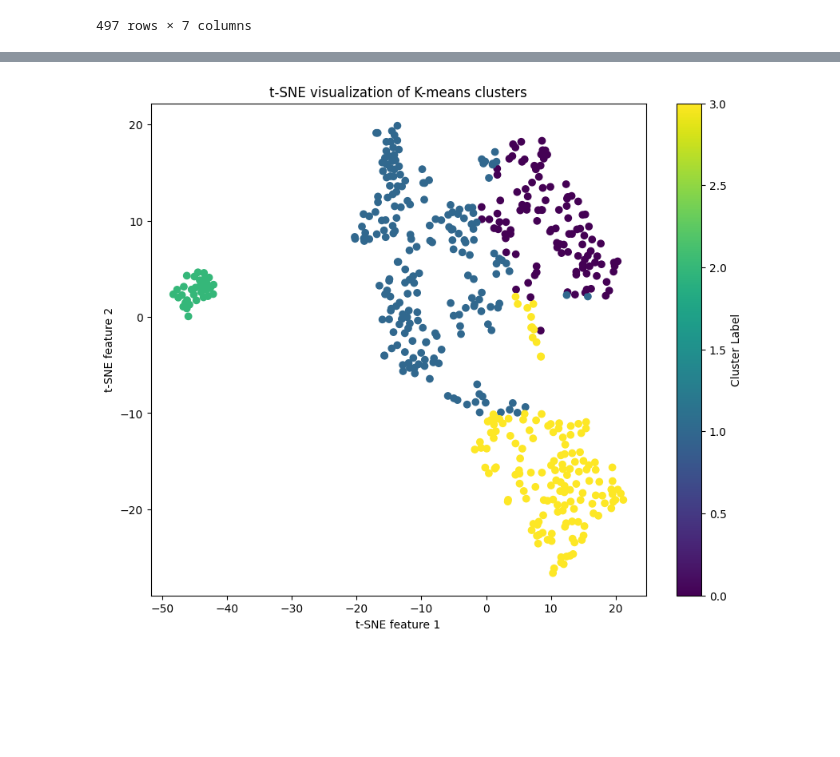
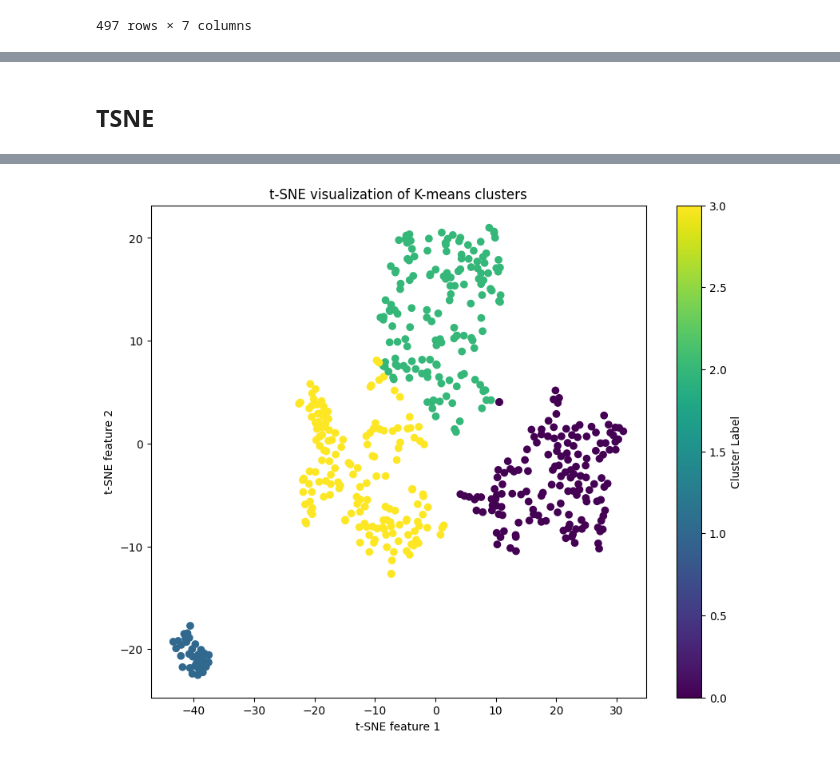
Before and after one commit to mariscoglio/bio482_cell_classifier, a Jupyter notebook: unsupervised.ipynb, the cells around one changed output, grey strips where cells are left out. Cells and saved outputs as stored; diff of their text form; code cells hidden in the pictures; blank space fills up the shorter version.

```diff
--- a/unsupervised.ipynb
+++ b/unsupervised.ipynb
@@ -237,18 +428,16 @@ data
+# %% [markdown]
+## TSNE
 # %%
 import matplotlib.pyplot as plt
 from sklearn.manifold import TSNE
 
 # Step 1: Dimensionality Reduction using PCA
-pca = PCA(n_components=0.90, random_state=seed)  # Retain 95% of the variance
-data_pca = pca.fit_transform(data)
+tsne = TSNE(n_components=2, random_state=seed)  # Retain 95% of the variance
+data_tsne = tsne.fit_transform(data)
 
 # Step 2: Clustering using K-means
 kmeans = KMeans(n_clusters=4, random_state=seed)  # Example with 5 clusters
-clusters = kmeans.fit_predict(data_pca)
-
-# Step 3: Visualization using t-SNE
-tsne = TSNE(n_components=2, perplexity=30, learning_rate=200, random_state=seed)
-data_tsne = tsne.fit_transform(data_pca)
+clusters = kmeans.fit_predict(data_tsne)
 
 # Plotting the t-SNE results
 plt.figure(figsize=(10, 8))
@@ -262,4 +452,4 @@ plt.show()
-[figure, old version]
+[figure, new version]
 # %%
 import numpy as np
 import matplotlib.pyplot as plt
```
Also changed, not shown: parts of 32 cells of this notebook.
